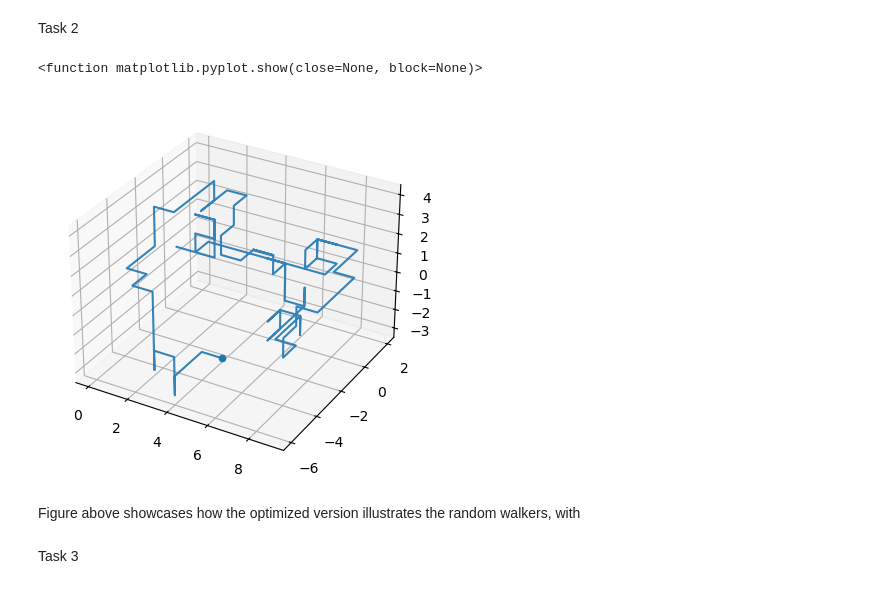
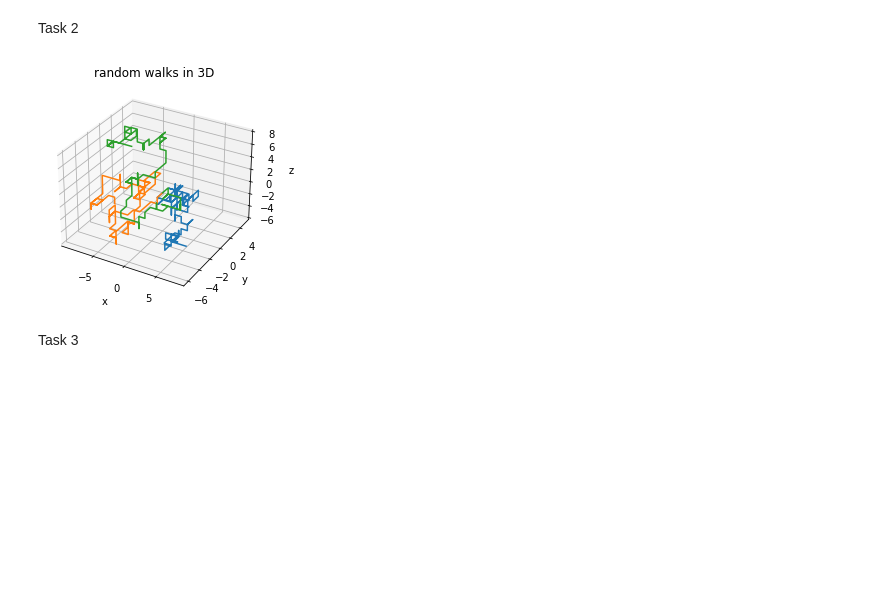
Before and after one commit to baraa-220/project3, a Jupyter notebook: project3.ipynb, the cells around one changed output. Cells and saved outputs as stored; diff of their text form; code cells hidden in the pictures; blank space fills up the shorter version.

```diff
--- a/project3.ipynb
+++ b/project3.ipynb
@@ -481,54 +244,60 @@ ax.legend()
 # %% [markdown]
 Task 2
 # %%
+'To make a fast function of random walkers in 3D space we can implement the same method as above but optimize it for speed.'
 
 
-def randomwalk3D(n):
-    x, y, z = np.zeros(n), np.zeros(n), np.zeros(n) # de
+def fastrandomwalk3D(n_walkers, n_steps):
+    x, y, z = np.zeros(n_steps), np.zeros(n_steps), np.zeros(n_steps) # defining 3D arrays
 
     directions = ["up", "down", "left", "right", "in", "out"] # defining the direction which can be taken in 3d space
-    for i in range(1, n):
+    for i in range(1, n_steps):
         step = random.choice(directions)  # randomizing steps taken
 
         if step == "right":
             x[i] = x[i - 1] + 1
             y[i] = y[i - 1]
             z[i] = z[i - 1]
         elif step == "left":
             x[i] = x[i - 1] - 1
             y[i] = y[i - 1]
             z[i] = z[i - 1]
         elif step == "up":
             x[i] = x[i - 1]
             y[i] = y[i - 1] + 1
             z[i] = z[i - 1]
         elif step == "down":
             x[i] = x[i - 1]
             y[i] = y[i - 1] - 1
             z[i] = z[i - 1]
         elif step == "in":
             x[i] = x[i - 1]
             y[i] = y[i - 1]
             z[i] = z[i - 1] - 1
         elif step == "out":
             x[i] = x[i - 1]
             y[i] = y[i - 1]
             z[i] = z[i - 1] + 1
 
     return x, y, z
 
-x_data, y_data, z_data = randomwalk3D(100)
+n_walkers = 3  # amount of walkers
+n_steps = 100  # amount of steps
 
-ax = plt.subplot(1, 1, 1, projection='3d')
-ax.plot(x_data, y_data, z_data, alpha=0.9)
-ax.scatter(x_data[-1], y_data[-1], z_data[-1])
+fig = plt.figure()
+ax = fig.add_subplot(111, projection='3d')  # Creating a 3D space and a figure in 3D
 
-plt.show
+for _ in range(n_walkers):
+    x, y, z = fastrandomwalk3D(1, n_steps)   # Making a loop for the walkers
+    ax.plot(x,y,z)
+ax.set_title('random walks in 3D fast')
+ax.set_xlabel('x')
+ax.set_ylabel('y')
+ax.set_zlabel('z')
+
+plt.show()
 # %% [output]
-<function matplotlib.pyplot.show(close=None, block=None)>
-[figure, old version]
+[figure, new version]
-# %% [markdown]
-Figure above showcases how the optimized version illustrates the random walkers, with
 # %% [markdown]
 Task 3
 # %% [markdown]
```
Also changed, not shown: parts of 37 cells of this notebook.
